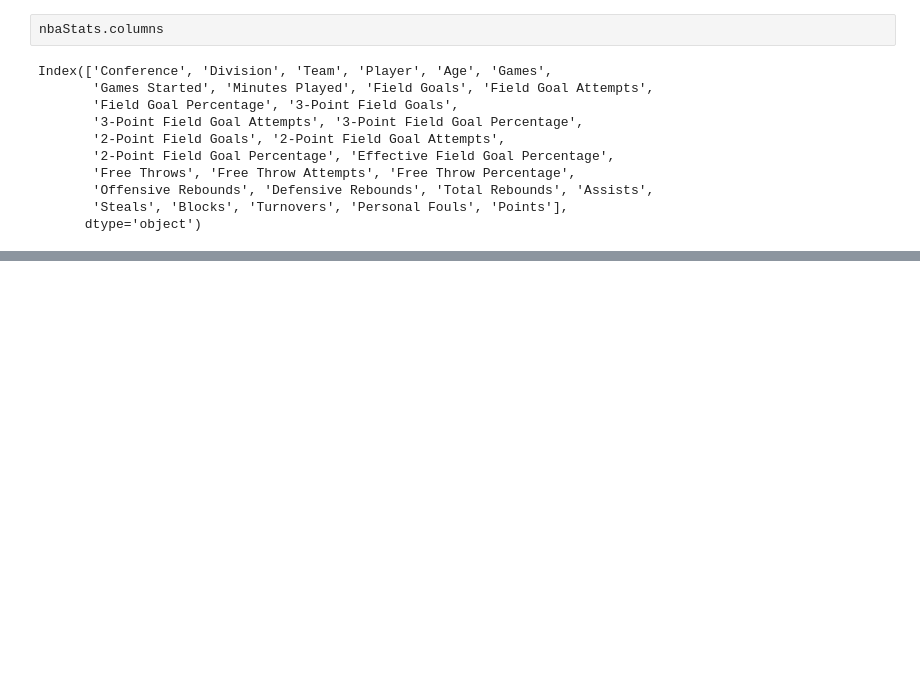
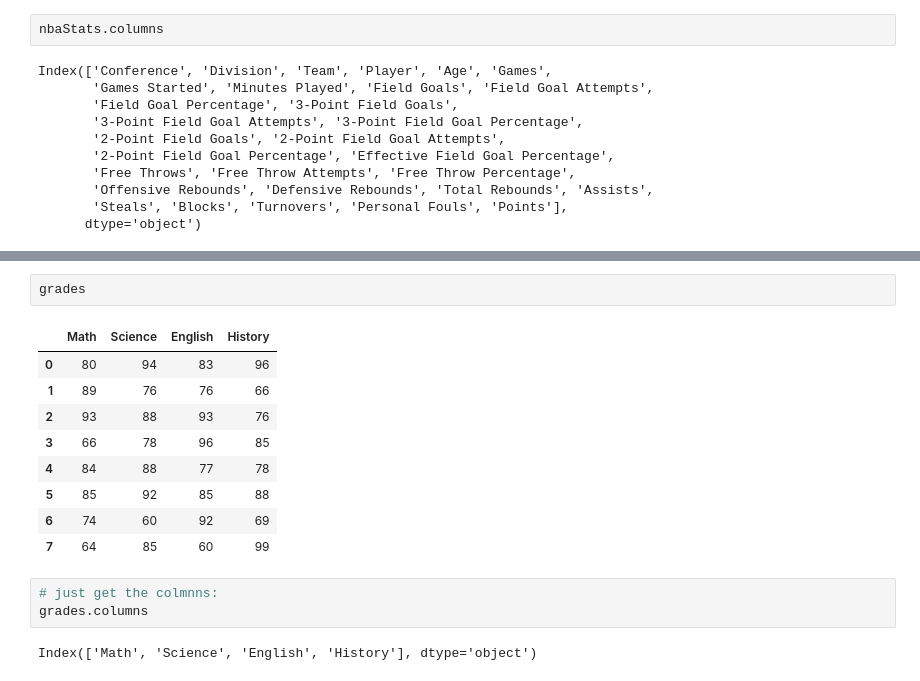
Before and after one commit to jpkeeton/2020Drills, a Jupyter notebook: PandasDrills.ipynb, the cells around one changed output, grey strips where cells are left out. Cells and saved outputs as stored; diff of their text form; blank space fills up the shorter version.

```diff
--- a/PandasDrills.ipynb
+++ b/PandasDrills.ipynb
@@ -276,0 +292,17 @@ Index(['Conference', 'Division', 'Team', 'Player', 'Age', 'Games',
+# %%
+grades
+# %% [output]
+|  | Math | Science | English | History |
+| 0 | 80 | 94 | 83 | 96 |
+| 1 | 89 | 76 | 76 | 66 |
+| 2 | 93 | 88 | 93 | 76 |
+| 3 | 66 | 78 | 96 | 85 |
+| 4 | 84 | 88 | 77 | 78 |
+| 5 | 85 | 92 | 85 | 88 |
+| 6 | 74 | 60 | 92 | 69 |
+| 7 | 64 | 85 | 60 | 99 |
+# %%
+# just get the colmnns:
+grades.columns
+# %% [output]
+Index(['Math', 'Science', 'English', 'History'], dtype='object')
```
Also changed, not shown: parts of 7 cells of this notebook, 5 other files.
